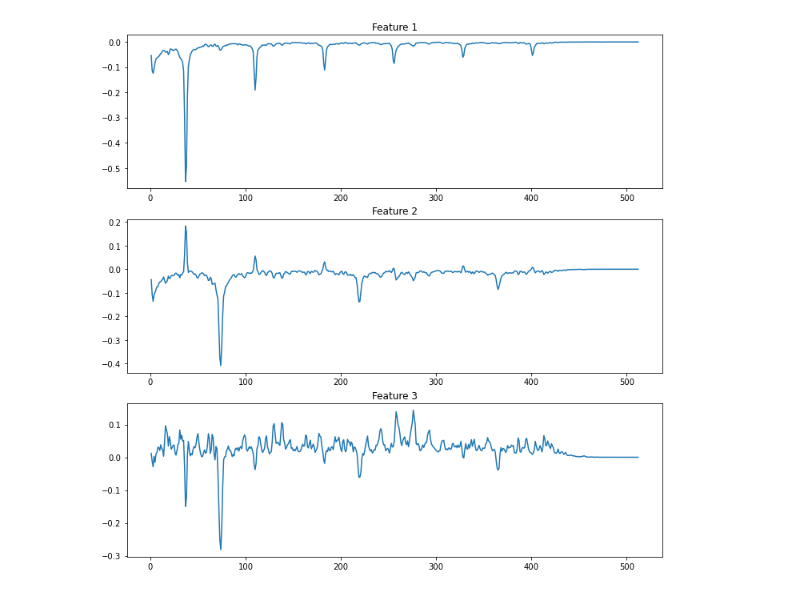
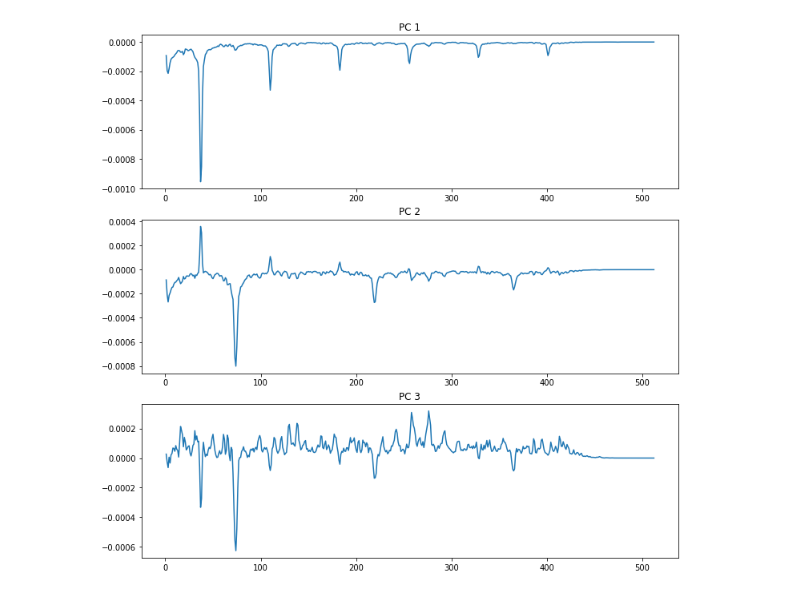
Before and after one commit to harrisnisar/CS598, a Jupyter notebook: HW2/Scripts/Problem 1.ipynb, the cells around one changed output. Cells and saved outputs as stored; diff of their text form; code cells hidden in the pictures.

```diff
--- a/HW2/Scripts/Problem 1.ipynb
+++ b/HW2/Scripts/Problem 1.ipynb
@@ -40,8 +40,3 @@ def spectrogram(signal, ws = 1024, hs = 512):
 
     # return the output spectrogram
     return S[:int(ws/2),:]
-# %%
-def pca( D, numComponents ):
-    [U,S,Vt] = la.svd(D, full_matrices = False)
-    eigenVectors = U[:, :numComponents]
-    return eigenVectors
@@ -102,0 +43,7 @@ def fastICA(whitenedData, alpha = 0.0001, thresh = 1e-12, maxSteps = 5000):
+# %%
+def pca(centeredData, numOfComponents):
+    [U,s,Vt] = la.svd(centeredData)
+    Uk = U[:,:numOfComponents]
+    sk = s[:numOfComponents]
+    Wp = np.diag(sk**-0.5) @ Uk.T
+    return Wp
@@ -137,11 +148,11 @@ print(np.shape(S))
 # %%
 ind = 1 + np.arange(0, int(window_size/2))
 fig, ax1 = plt.subplots(nrows = 3, ncols = 1)
 
 for k in range(0,3):
-    ax1[k].plot(ind, principalComponents[:, k])
-    ax1[k].set_title('Feature '+str(k+1))
+    ax1[k].plot(ind, principalComponents.T[:, k])
+    ax1[k].set_title('PC '+str(k+1))
 fig.set_figheight(12)
 fig.set_figwidth(12)
 # %% [output]
-[figure, old version]
+[figure, new version]
```
Also changed, not shown: parts of 8 cells of this notebook, 3 other files.
